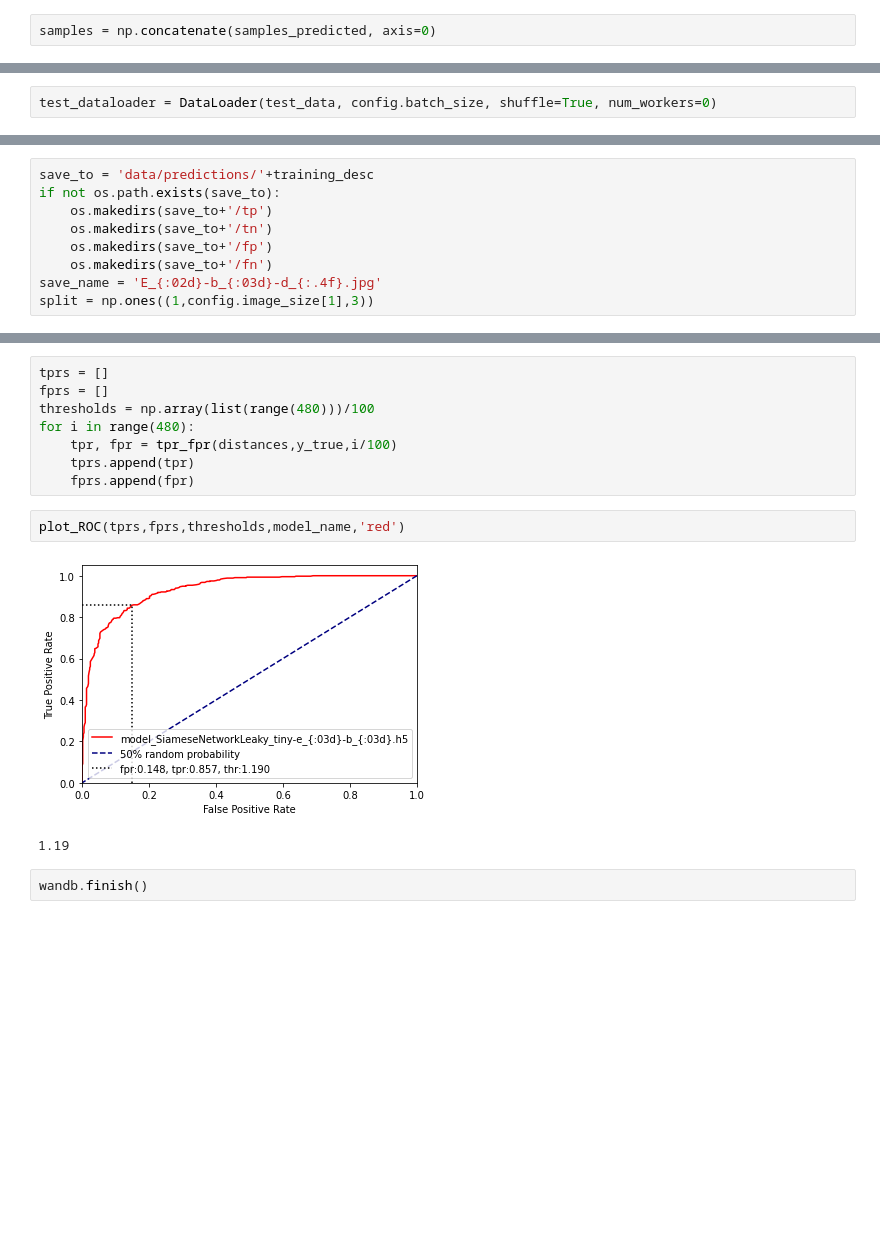
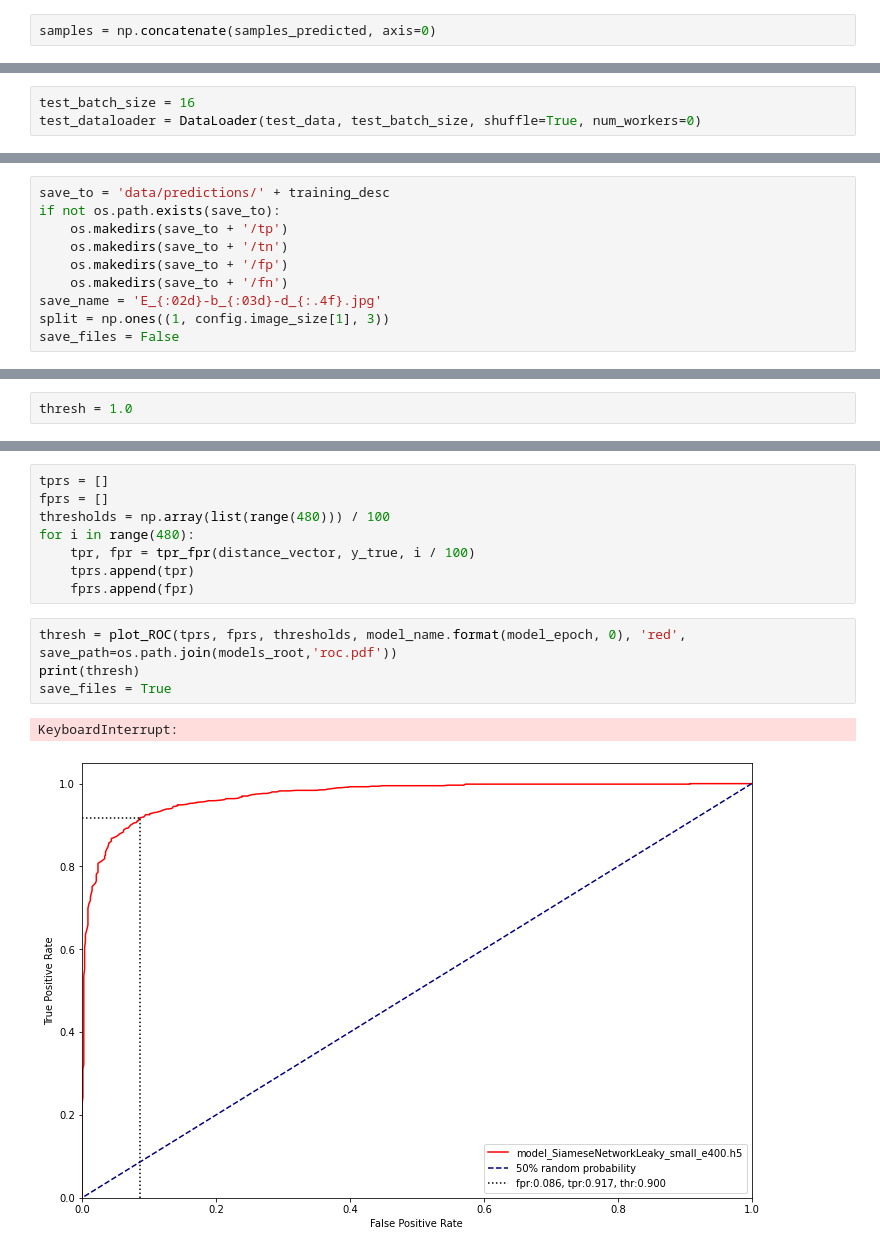
Before and after one commit to hudeclukas/TextureSimilarityNN, a Jupyter notebook: Inference.ipynb, the cells around one changed output, grey strips where cells are left out. Cells and saved outputs as stored; diff of their text form; blank space fills up the shorter version.

```diff
--- a/Inference.ipynb
+++ b/Inference.ipynb
@@ -99,3 +94,4 @@ fig.show()
 # %%
-test_dataloader = DataLoader(test_data, config.batch_size, shuffle=True, num_workers=0)
+test_batch_size = 16
+test_dataloader = DataLoader(test_data, test_batch_size, shuffle=True, num_workers=0)
 # %% [markdown]
@@ -103,9 +101,10 @@ Evaluate Metrics and Save predicted samples
 # %%
-save_to = 'data/predictions/'+training_desc
+save_to = 'data/predictions/' + training_desc
 if not os.path.exists(save_to):
-    os.makedirs(save_to+'/tp')
-    os.makedirs(save_to+'/tn')
-    os.makedirs(save_to+'/fp')
-    os.makedirs(save_to+'/fn')
+    os.makedirs(save_to + '/tp')
+    os.makedirs(save_to + '/tn')
+    os.makedirs(save_to + '/fp')
+    os.makedirs(save_to + '/fn')
 save_name = 'E_{:02d}-b_{:03d}-d_{:.4f}.jpg'
-split = np.ones((1,config.image_size[1],3))
+split = np.ones((1, config.image_size[1], 3))
+save_files = False
@@ -111,0 +113,2 @@ split = np.ones((1,config.image_size[1],3))
+# %%
+thresh = 1.0
@@ -188,16 +192,16 @@ Test Recall: 0.4013452914798206
 # %%
 tprs = []
 fprs = []
-thresholds = np.array(list(range(480)))/100
+thresholds = np.array(list(range(480))) / 100
 for i in range(480):
-    tpr, fpr = tpr_fpr(distances,y_true,i/100)
+    tpr, fpr = tpr_fpr(distance_vector, y_true, i / 100)
     tprs.append(tpr)
     fprs.append(fpr)
-# %%
-plot_ROC(tprs,fprs,thresholds,model_name,'red')
-# %% [output]
-[figure, removed]
-1.19
-# %%
-wandb.finish()
+# %%
+thresh = plot_ROC(tprs, fprs, thresholds, model_name.format(model_epoch, 0), 'red', save_path=os.path.join(models_root,'roc.pdf'))
+print(thresh)
+save_files = True
+# %% [output]
+KeyboardInterrupt:
+[figure, added]
 # %% [markdown]
```
Also changed, not shown: parts of 25 cells of this notebook, 8 other files.
